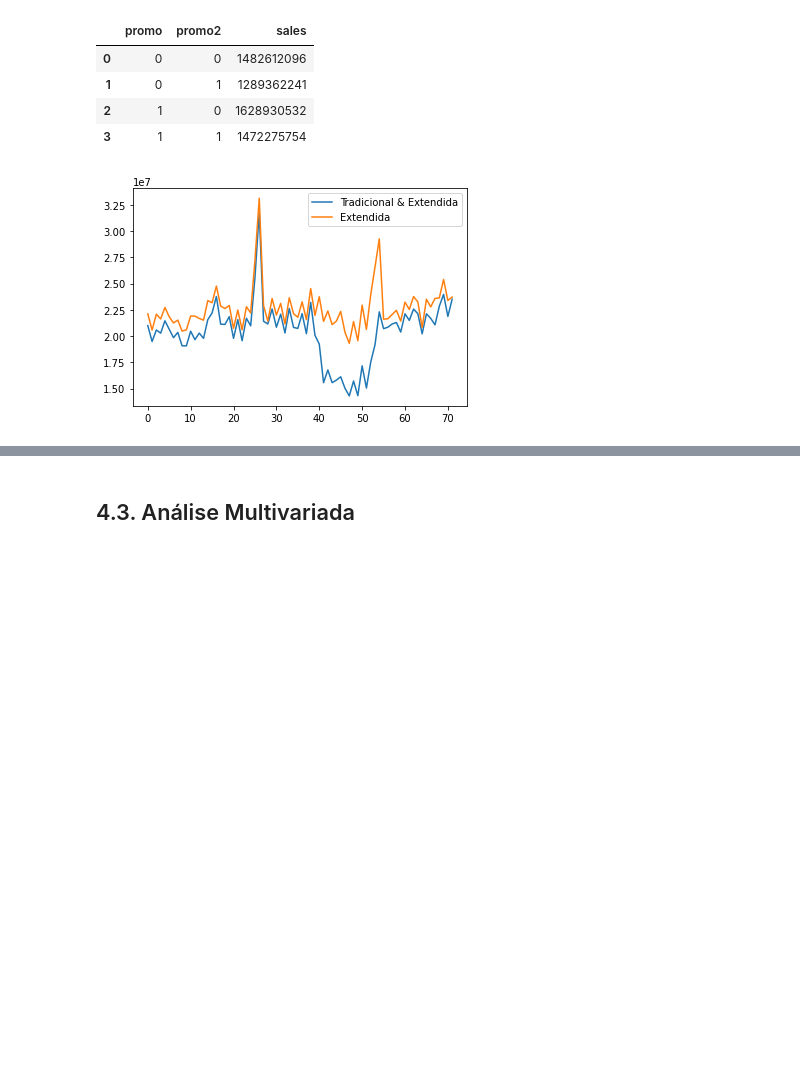
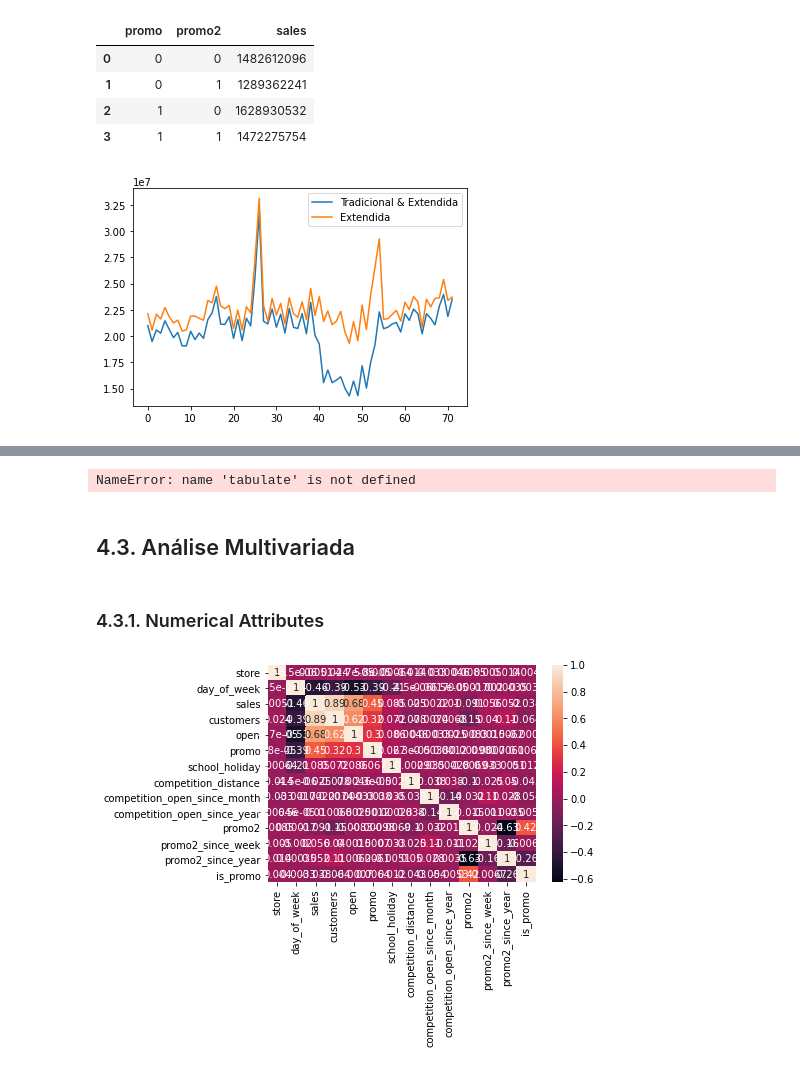
Before and after one commit to MarlonMuller/DataScience_Em_Producao, a Jupyter notebook: m04_v01_store_sales_prediction.ipynb, the cells around one changed output, grey strips where cells are left out. Drawn from its saved outputs; the diff is of its cells as text; code cells hidden in the pictures; blank space fills up the shorter version.

```diff
--- a/m04_v01_store_sales_prediction.ipynb
+++ b/m04_v01_store_sales_prediction.ipynb
@@ -679,2 +725,27 @@ sns.barplot(x='month', y='sales', hue='school_holiday', data=aux2);
+# %%
+tab = [ ['Hipoteses', 'Conclusao', 'Relevancia' ],
+      ['H1', 'Falsa', 'Baixa'],
+      ['H2', 'Falsa', 'Media'],
+      ['H3', 'Falsa', 'Media'],
+      ['H4', 'Falsa', 'Baixa'],
+      ['H5', '-', '-'],
+      ['H6', 'Falsa', 'Baixa'],
+      ['H7', 'Falsa', 'Media'],
+      ['H8', 'Falsa', 'Alta'],
+      ['H9', 'Falsa', 'Alta'],
+      ['H10', 'Verdadeira', 'Alta'],
+      ['H11', 'Verdadeira', 'Alta'],
+      ['H12', 'Verdadeira', 'Baixa'],
+      ]
+print( tabulate( tab, headers='firstrow'))
+# %% [output]
+NameError: name 'tabulate' is not defined
 # %% [markdown]
 ## 4.3. Análise Multivariada
+# %% [markdown]
+### 4.3.1. Numerical Attributes
+# %%
+correlation = num_attributes.corr( method='pearson' )
+sns.heatmap( correlation, annot=True );
+# %% [output]
+[figure, added]
```
Also changed, not shown: parts of 33 cells of this notebook.
